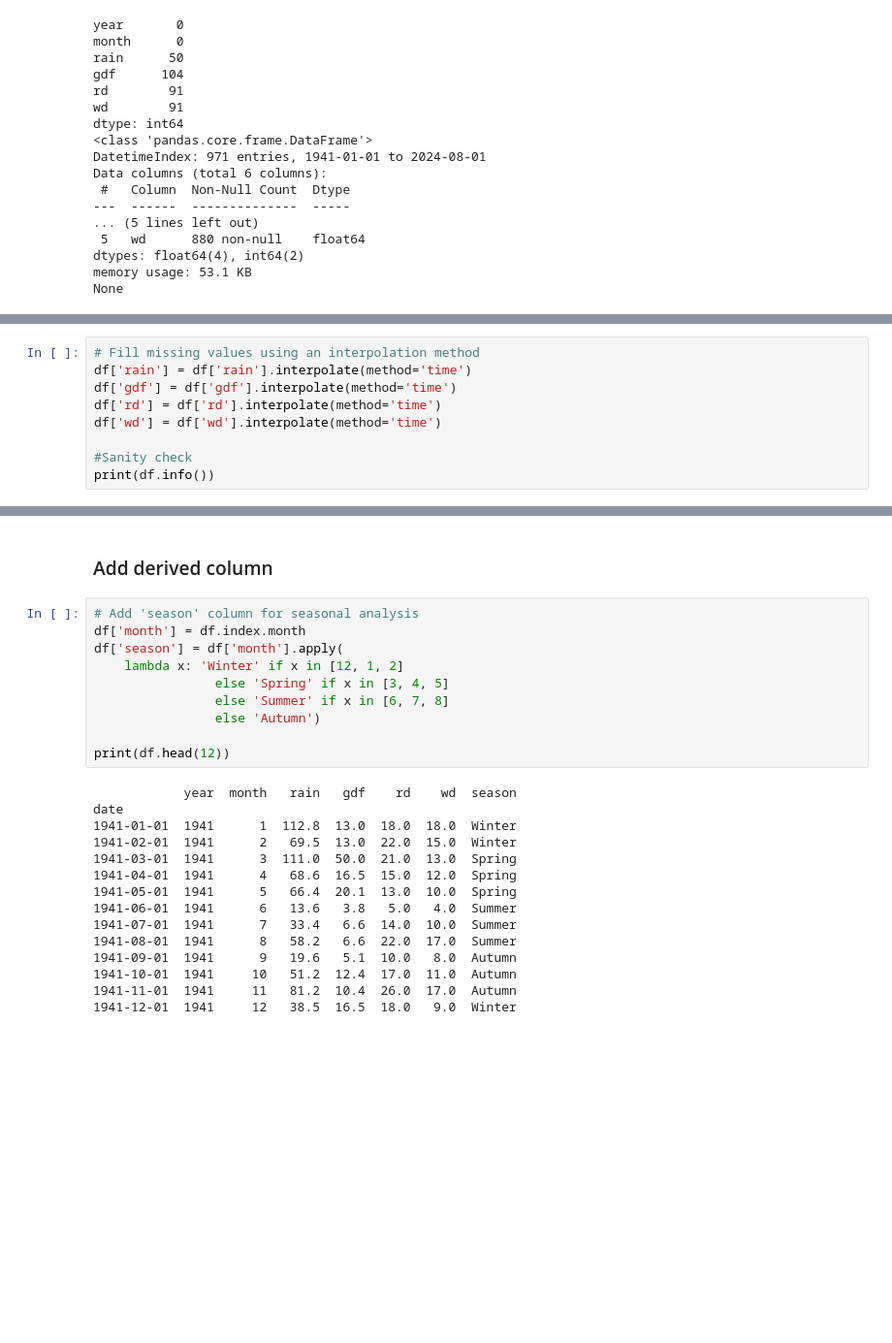
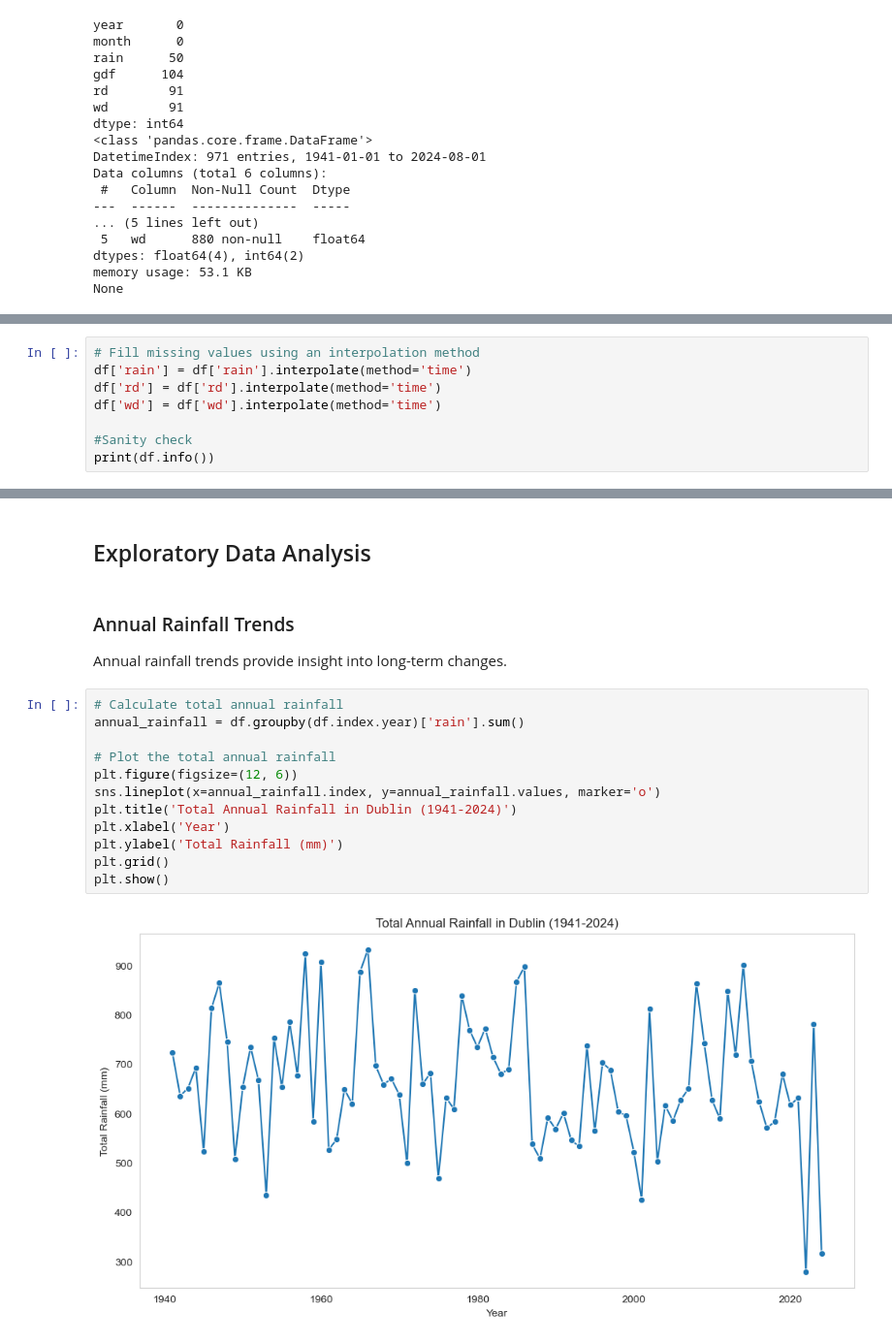
Before and after one commit to atacanbt/programming-for-data-analytics, a Jupyter notebook: project/rainfall_analysis_dublin.ipynb, the cells around one changed output, grey strips where cells are left out. Shown: that part at 97% size. Saved outputs shown, nothing was run; the diff lists cells and outputs as text; blank space fills up the shorter version.

Commit message:
first draft of the plots are done, will enhance the plots and explanations

```diff
--- a/project/rainfall_analysis_dublin.ipynb
+++ b/project/rainfall_analysis_dublin.ipynb
@@ -121,7 +119,6 @@ None
 # %%
 # Fill missing values using an interpolation method
 df['rain'] = df['rain'].interpolate(method='time')
-df['gdf'] = df['gdf'].interpolate(method='time')
 df['rd'] = df['rd'].interpolate(method='time')
 df['wd'] = df['wd'].interpolate(method='time')
 
@@ -142,30 +139,23 @@ Data columns (total 6 columns):
 dtypes: float64(4), int64(2)
 memory usage: 53.1 KB
 None
-# %% [markdown]
-### Add derived column
-# %%
-# Add 'season' column for seasonal analysis
-df['month'] = df.index.month
-df['season'] = df['month'].apply(
-    lambda x: 'Winter' if x in [12, 1, 2]
-                else 'Spring' if x in [3, 4, 5]
-                else 'Summer' if x in [6, 7, 8]
-                else 'Autumn')
-
-print(df.head(12))
-# %% [output]
-            year  month   rain   gdf    rd    wd  season
-date
-1941-01-01  1941      1  112.8  13.0  18.0  18.0  Winter
-1941-02-01  1941      2   69.5  13.0  22.0  15.0  Winter
-1941-03-01  1941      3  111.0  50.0  21.0  13.0  Spring
-1941-04-01  1941      4   68.6  16.5  15.0  12.0  Spring
-1941-05-01  1941      5   66.4  20.1  13.0  10.0  Spring
-1941-06-01  1941      6   13.6   3.8   5.0   4.0  Summer
-1941-07-01  1941      7   33.4   6.6  14.0  10.0  Summer
-1941-08-01  1941      8   58.2   6.6  22.0  17.0  Summer
-1941-09-01  1941      9   19.6   5.1  10.0   8.0  Autumn
-1941-10-01  1941     10   51.2  12.4  17.0  11.0  Autumn
-1941-11-01  1941     11   81.2  10.4  26.0  17.0  Autumn
-1941-12-01  1941     12   38.5  16.5  18.0   9.0  Winter
+# %% [markdown]
+## Exploratory Data Analysis
+# %% [markdown]
+### Annual Rainfall Trends
+
+Annual rainfall trends provide insight into long-term changes.
+# %%
+# Calculate total annual rainfall
+annual_rainfall = df.groupby(df.index.year)['rain'].sum()
+
+# Plot the total annual rainfall
+plt.figure(figsize=(12, 6))
+sns.lineplot(x=annual_rainfall.index, y=annual_rainfall.values, marker='o')
+plt.title('Total Annual Rainfall in Dublin (1941-2024)')
+plt.xlabel('Year')
+plt.ylabel('Total Rainfall (mm)')
+plt.grid()
+plt.show()
+# %% [output]
+[figure, added]
```
Also changed, not shown: parts of 13 cells of this notebook.
